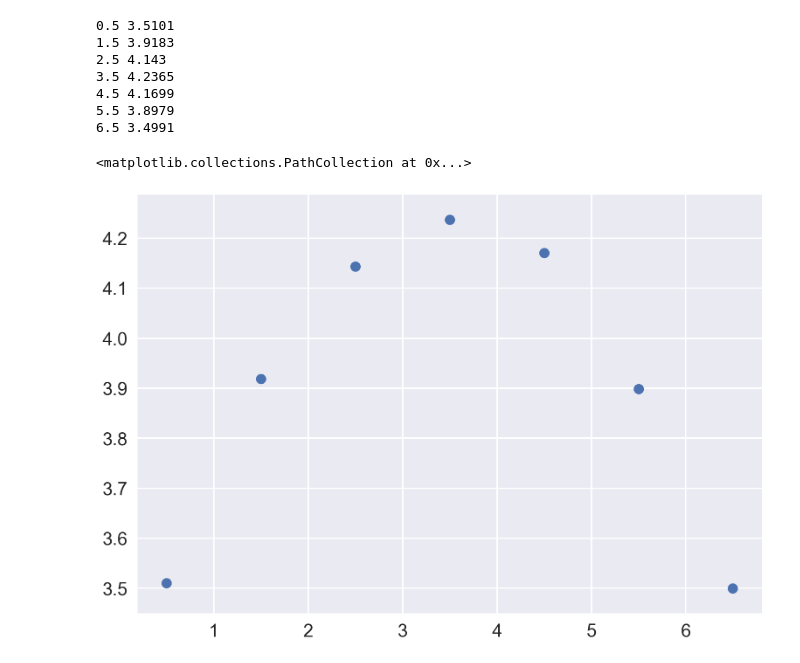
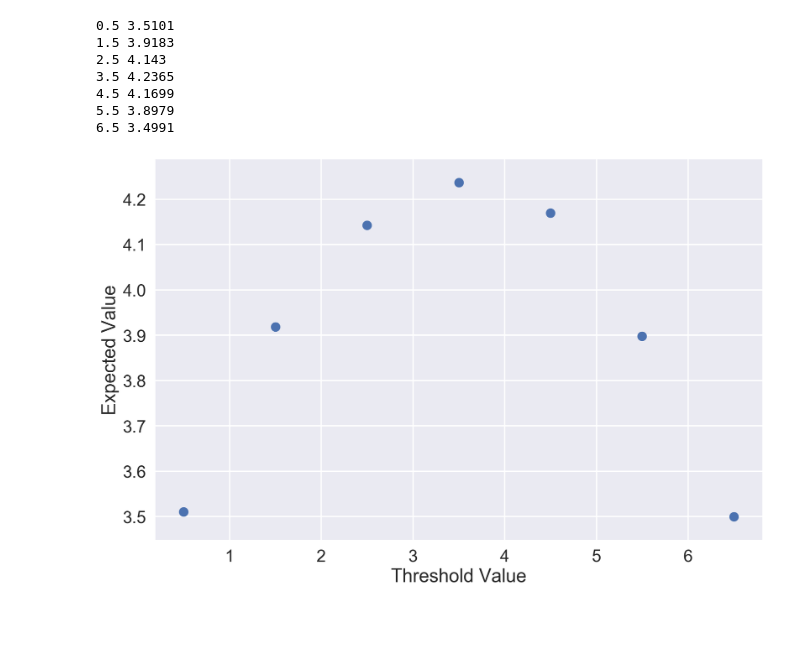
Before and after one commit to jbwhit/one-offs, a Jupyter notebook: notebooks/2017-03-23_jbw_dice.ipynb, the cells around one changed output. Drawn from its saved outputs; the diff is of its cells as text; code cells hidden in the pictures; blank space fills up the shorter version.

```diff
--- a/notebooks/2017-03-23_jbw_dice.ipynb
+++ b/notebooks/2017-03-23_jbw_dice.ipynb
@@ -42,8 +42,11 @@ for threshold in [.5, 1.5, 2.5, 3.5, 4.5, 5.5, 6.5]:
 6.5 3.4991
 # %%
 sns.set_context('poster', font_scale=1.3)
-# %%
-sns.plt.scatter(thresholds, exp_values)
-# %% [output]
-<matplotlib.collections.PathCollection at 0x...>
-[figure, removed]
+# %%
+fig, ax = plt.subplots(figsize=(12, 8))
+ax.scatter(thresholds, exp_values)
+ax.set_ylabel("Expected Value")
+ax.set_xlabel("Threshold Value")
+fig.tight_layout();
+# %% [output]
+[figure, added]
```
